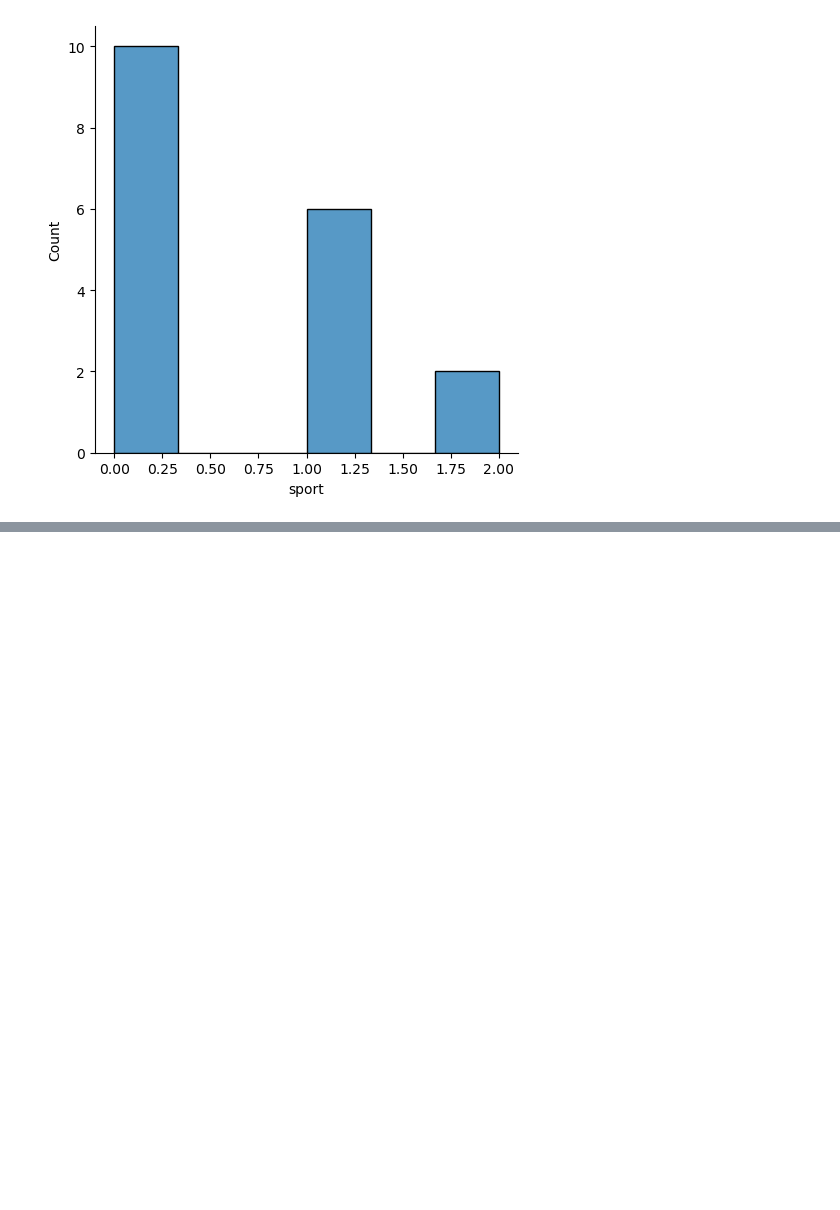
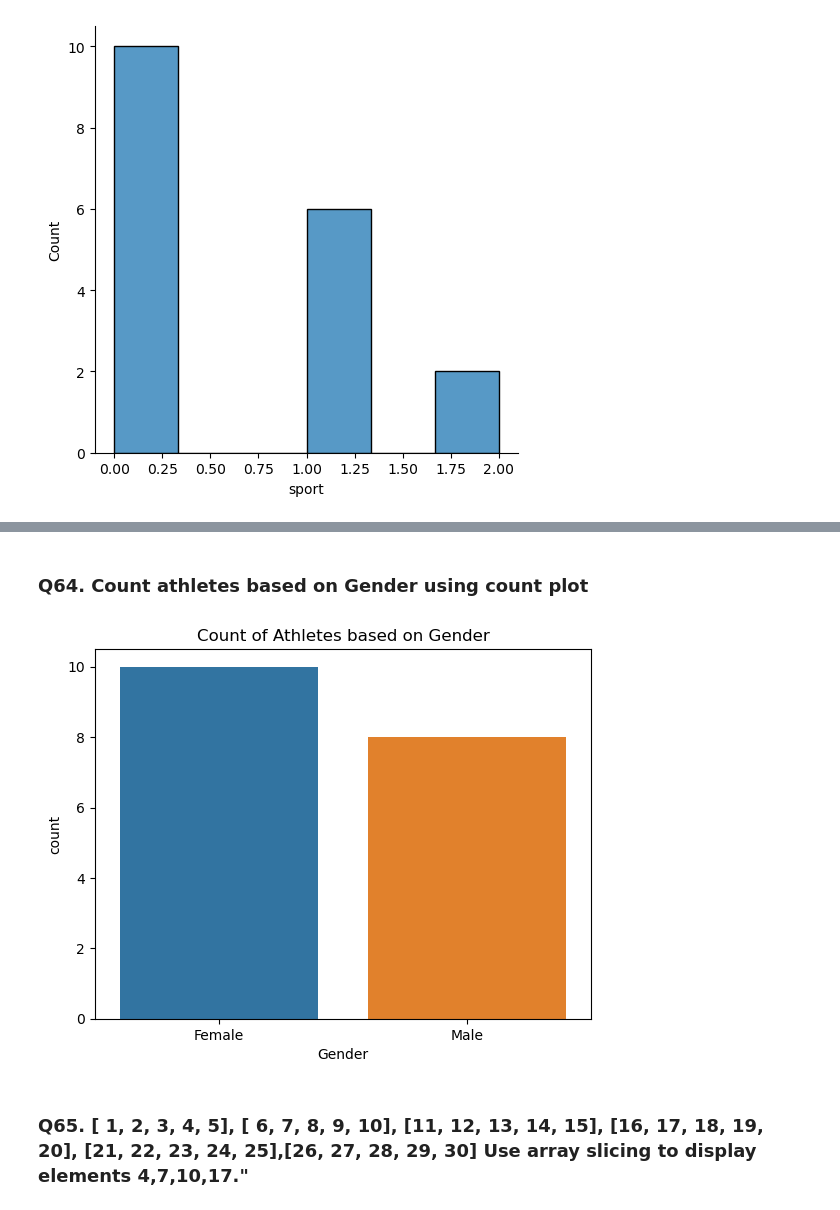
Before and after one commit to KousalyaThiruvarasamoorthy/Team5_HackPanthers_PythonHackathon_Aug24, a Jupyter notebook: Team5_HackPanthers_Main80Questions.ipynb, the cells around one changed output, grey strips where cells are left out. Saved outputs shown, nothing was run; the diff lists cells and outputs as text; code cells hidden in the pictures; blank space fills up the shorter version.

```diff
--- a/Team5_HackPanthers_Main80Questions.ipynb
+++ b/Team5_HackPanthers_Main80Questions.ipynb
@@ -281,3 +286,13 @@ sns.displot(df_Athletes, x="sport")
+# %% [markdown]
+### Q64. Count athletes based on Gender using count plot
+# %%
+sns.countplot(x='Gender', data=df_Athletes)
+plt.title('Count of Athletes based on Gender')
+plt.show()
+# %% [output]
+[figure, added]
+# %% [markdown]
+### Q65. [ 1, 2, 3, 4, 5], [ 6, 7, 8, 9, 10], [11, 12, 13, 14, 15], [16, 17, 18, 19, 20], [21, 22, 23, 24, 25],[26, 27, 28, 29, 30] Use array slicing to display elements 4,7,10,17."
 # %%
 ### Q66.
 # %%
```
Also changed, not shown: parts of 6 cells of this notebook.
